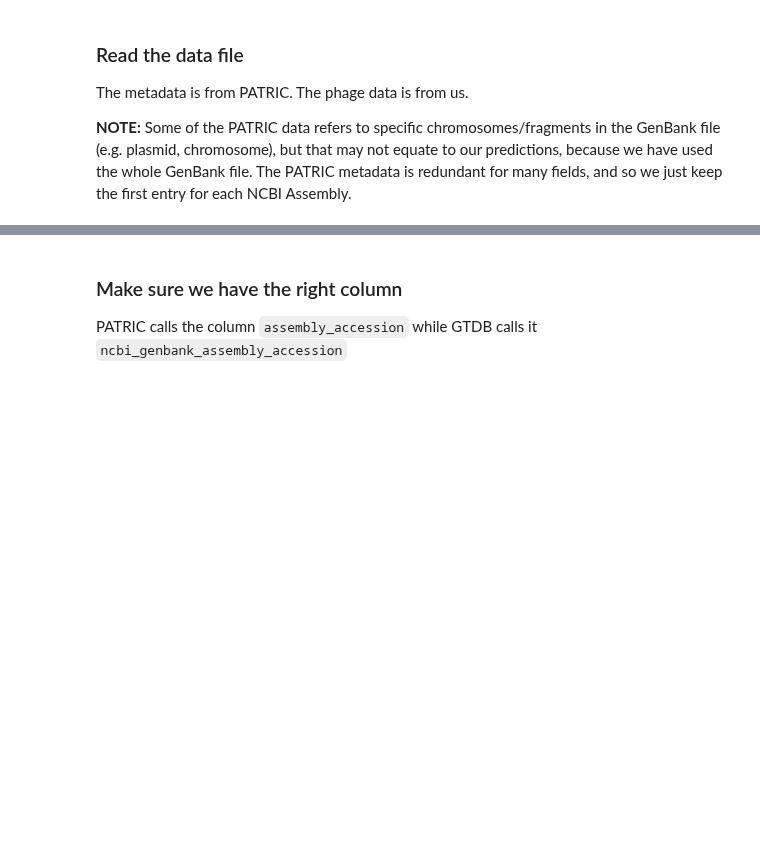
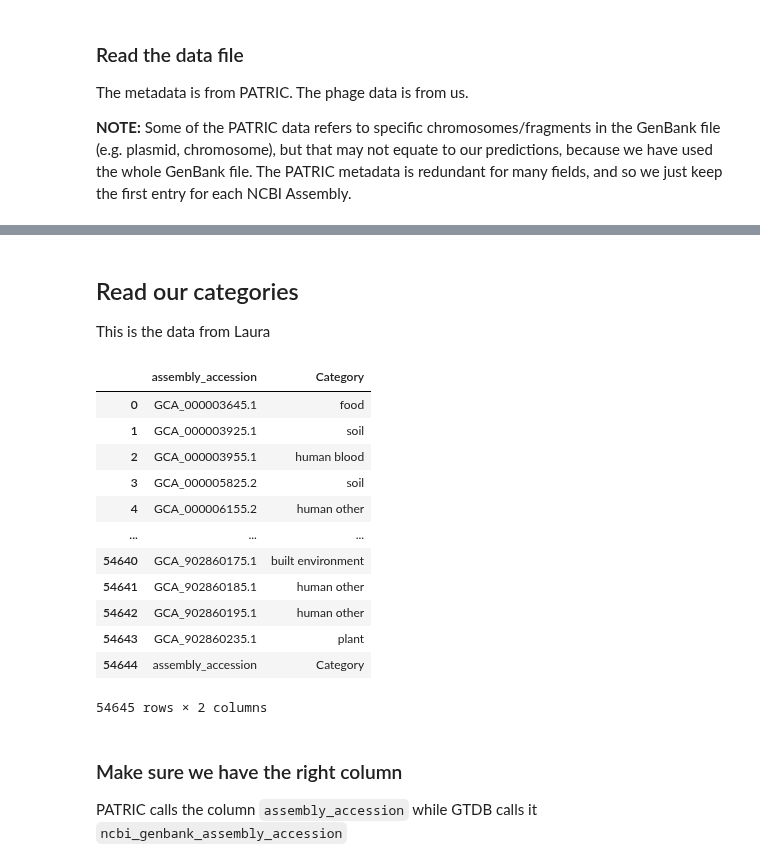
Before and after one commit to linsalrob/PhispyAnalysis, a Jupyter notebook: DataAnalysis/RAST sources.ipynb, the cells around one changed output, grey strips where cells are left out. Saved outputs shown, nothing was run; the diff lists cells and outputs as text; code cells hidden in the pictures; blank space fills up the shorter version.

```diff
--- a/DataAnalysis/RAST sources.ipynb
+++ b/DataAnalysis/RAST sources.ipynb
@@ -274,3 +276,27 @@ Name: collection_date, Length: 300388, dtype: object
+# %% [markdown]
+## Read our categories
+
+This is the data from Laura
+# %%
+catdf = pd.read_csv("../data/categories.tsv.gz", compression='gzip', header=0, delimiter="\t")
+if 'gbff' in catdf:
+    catdf = catdf.drop('gbff', axis=1)
+catdf = catdf.groupby('assembly_accession').first().reset_index()
+catdf
+# %% [output]
+|  | assembly_accession | Category |
+| 0 | GCA_000003645.1 | food |
+| 1 | GCA_000003925.1 | soil |
+| 2 | GCA_000003955.1 | human blood |
+| 3 | GCA_000005825.2 | soil |
+| 4 | GCA_000006155.2 | human other |
+| ... | ... | ... |
+| 54640 | GCA_902860175.1 | built environment |
+| 54641 | GCA_902860185.1 | human other |
+| 54642 | GCA_902860195.1 | human other |
+| 54643 | GCA_902860235.1 | plant |
+| 54644 | assembly_accession | Category |
+54645 rows × 2 columns
 # %% [markdown]
 ### Make sure we have the right column
 
```
Also changed, not shown: parts of 43 cells of this notebook.
